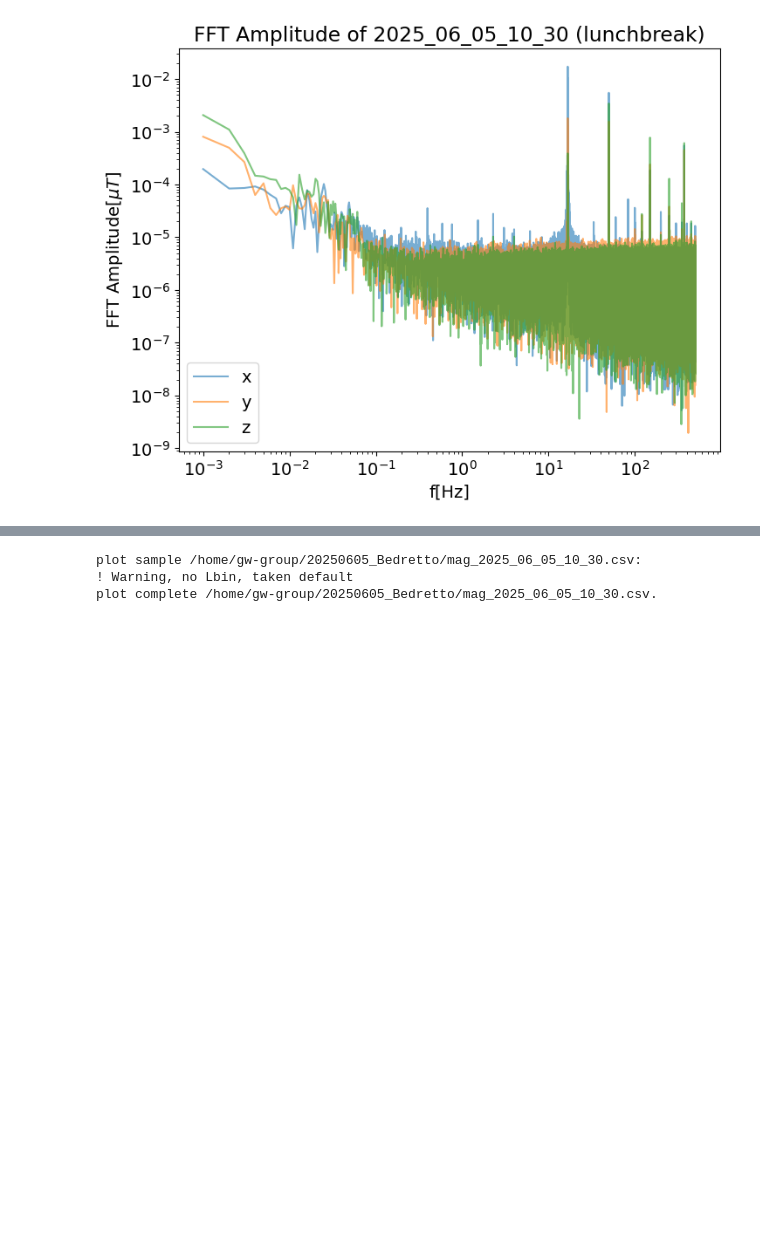
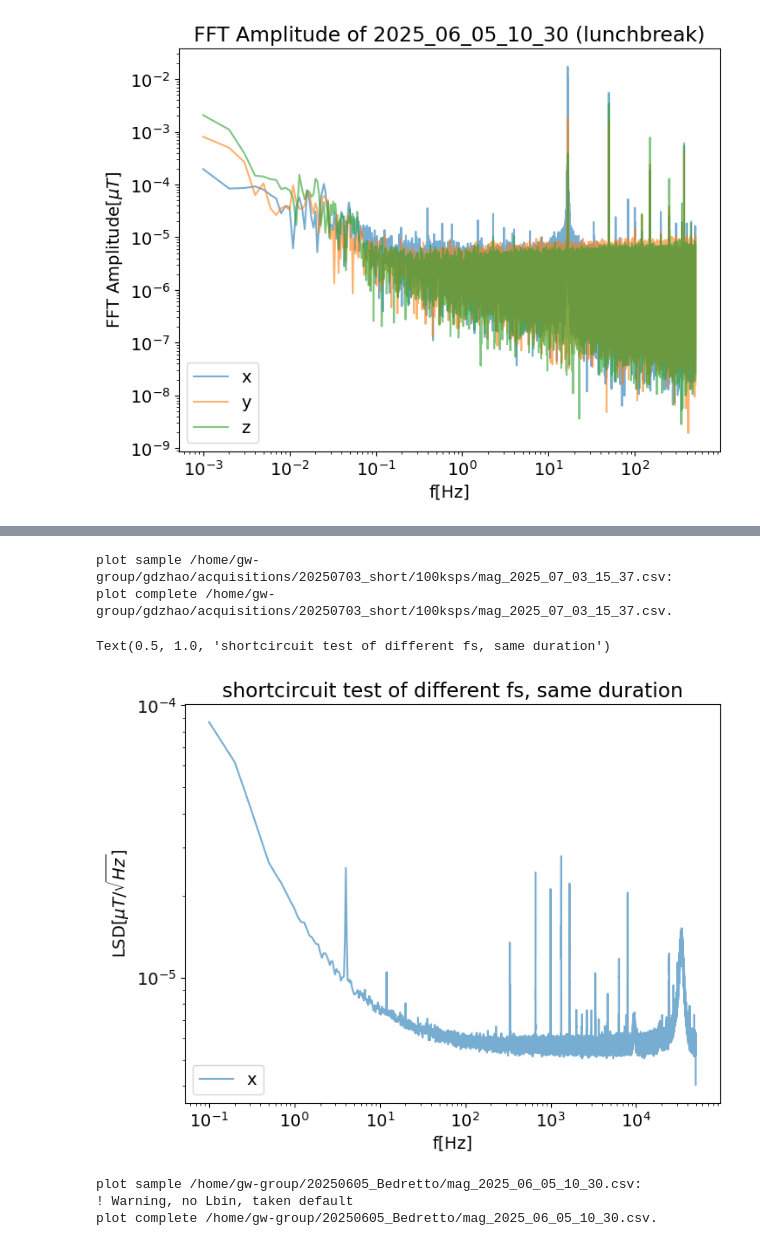
Before and after one commit to SSantosLab/LAB-Magnetometer, a Jupyter notebook: windowfft.ipynb, the cells around one changed output, grey strips where cells are left out. Saved outputs shown, nothing was run; the diff lists cells and outputs as text; code cells hidden in the pictures; blank space fills up the shorter version.

```diff
--- a/windowfft.ipynb
+++ b/windowfft.ipynb
@@ -21,3 +59,15 @@ Text(0.5, 1.0, 'FFT Amplitude of 2025_06_05_10_30 (lunchbreak)')
+# %%
+fs = 100000.
+filename = '/home/gw-group/gdzhao/acquisitions/20250703_short/100ksps/mag_2025_07_03_15_37.csv'
+fig,ax = plot_sample_psd(filename,fs=fs,orientation=['x'],label = '100kS/s',Lbin=1000000)
+
+ax.legend(loc='lower left')
+ax.set_title('shortcircuit test of different fs, same duration')
+# %% [output]
+plot sample /home/gw-group/gdzhao/acquisitions/20250703_short/100ksps/mag_2025_07_03_15_37.csv:
+plot complete /home/gw-group/gdzhao/acquisitions/20250703_short/100ksps/mag_2025_07_03_15_37.csv.
+Text(0.5, 1.0, 'shortcircuit test of different fs, same duration')
+[figure, added]
 # %%
 samplename = '2025_06_05_10_30 (lunchbreak)'
 fs = 1000.
```
Also changed, not shown: parts of 2 cells of this notebook, 3 other files.
